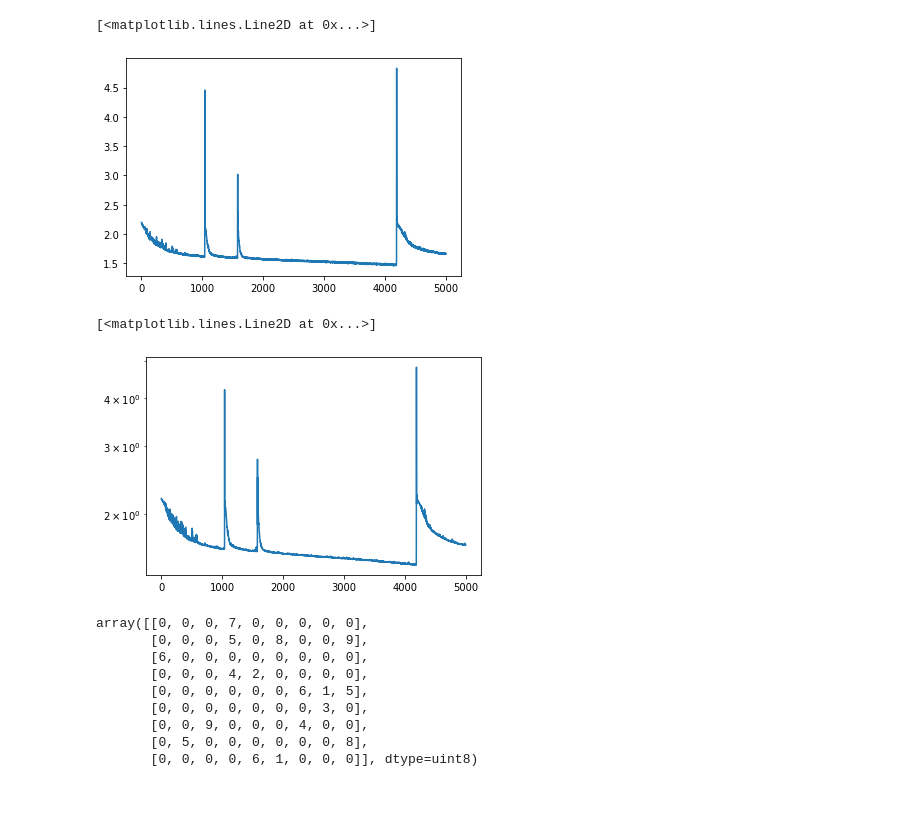
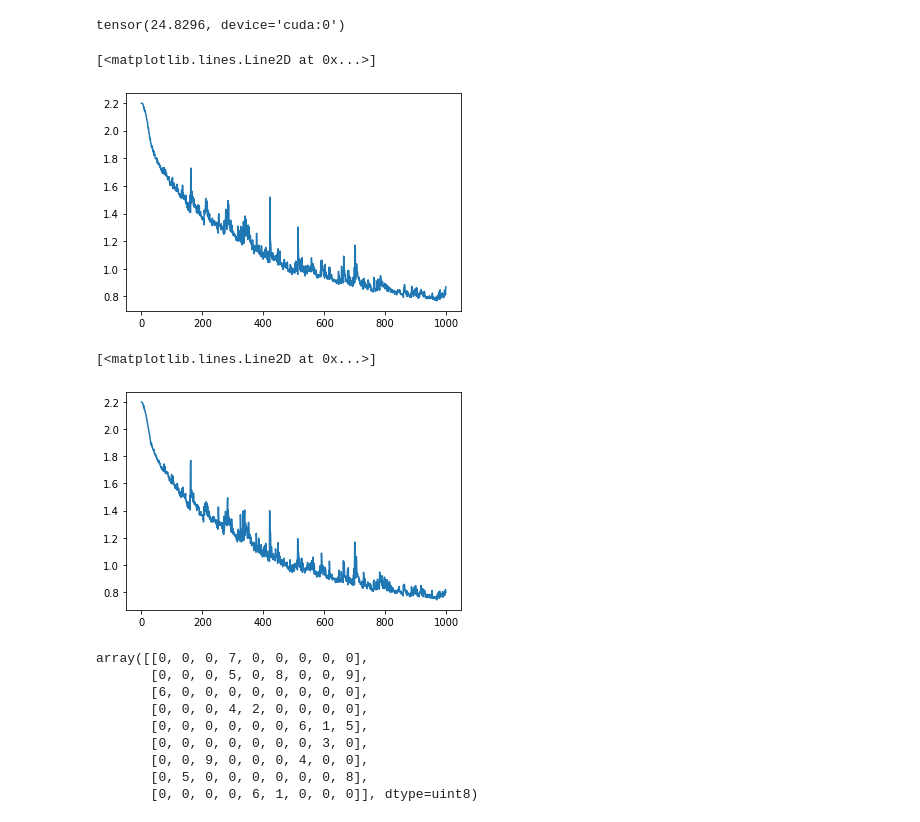
Before and after one commit to dtonderski/Deep-Sudoku, a Jupyter notebook: main.ipynb, the cells around one changed output. Saved outputs shown, nothing was run; the diff lists cells and outputs as text; code cells hidden in the pictures.

Commit message:
Before Poland update - have a semi-working model

```diff
--- a/main.ipynb
+++ b/main.ipynb
@@ -6,6 +7,22 @@ from deep_sudoku.utils import sudoku_utils, data_utils
 # %%
 data_utils.split_data()
 train_sudokus, val_sudokus, test_sudokus = data_utils.load_data()
+# %%
+def all_but_one_distribution():
+    possible_numbers_of_moves_to_make = list(range(0,64))
+    probabilities = [0]*64
+    probabilities[63] = 1
+    return possible_numbers_of_moves_to_make, probabilities
+
+def n_moves_distribution(n):
+    possible_numbers_of_moves_to_make = list(range(0,64))
+    probabilities = [0]*64
+    probabilities[n-1] = 1
+    return possible_numbers_of_moves_to_make, probabilities
+
+train_sudokus = data_utils.make_moves(train_sudokus, data_utils.uniform_possible_moves_distribution)
+val_sudokus = data_utils.make_moves(val_sudokus, data_utils.uniform_possible_moves_distribution)
+test_sudokus = data_utils.make_moves(test_sudokus, data_utils.uniform_possible_moves_distribution)
 # %%
 board = train_sudokus[0][0]
 solved = train_sudokus[0][1]
@@ -22,14 +44,14 @@ import torch.nn.functional as F
 class simpleNet(nn.Module):
     def __init__(self):
         super(simpleNet, self).__init__()
-        self.conv0 = nn.Conv2d(in_channels = 1, out_channels = 128, kernel_size = 3, stride = 1, padding = 1)
+        self.conv0 = nn.Conv2d(in_channels = 1, out_channels = 64, kernel_size = 3, stride = 1, padding = 1)
 
         self.convs = []
         for i in range(8):
-            self.convs.append(nn.Conv2d(in_channels = 128, out_channels = 128, kernel_size = 3, stride = 1, padding = 1))
+            self.convs.append(nn.Conv2d(in_channels = 64, out_channels = 64, kernel_size = 3, stride = 1, padding = 1))
         self.convs = nn.ModuleList(self.convs)
 
-        self.convlast = nn.Conv2d(in_channels =128, out_channels = 9, kernel_size = 3, stride = 1, padding = 1)
+        self.convlast = nn.Conv2d(in_channels = 64, out_channels = 9, kernel_size = 3, stride = 1, padding = 1)
 
     def forward(self, x):
         x = self.conv0(x)
@@ -55,14 +77,14 @@ y_val = torch.tensor(y_val - 1).type(torch.LongTensor).cuda()
 from time import time
 model = simpleNet()
 model.to('cuda')
-optimizer = torch.optim.Adam(model.parameters())
+optimizer = torch.optim.Adam(model.parameters(), amsgrad = True)
 loss_fn = torch.nn.CrossEntropyLoss()
 
 val_losses = []
 losses = []
 
 min_val_loss = 100
-
+n_epochs = 100000
 # # load the model checkpoint
 # checkpoint = torch.load('./documentation/models/2/model.pth')
 # # load model weights state_dict
@@ -77,7 +99,7 @@ min_val_loss = 100
 # print('Trained model loss function loaded...')
 # min_val_loss = loss
 
-for epoch in range(0, 5000):
+for epoch in range(0, n_epochs):
     model.train()
     x_train, y_train = data_utils.fast_generate_batch(train_sudokus)
     x_train = torch.tensor(x_train.reshape(-1,1,9,9).astype('float32'))
@@ -90,7 +112,10 @@ for epoch in range(0, 5000):
 
     loss = loss_fn(y_pred, y_train)
     optimizer.zero_grad()
+
     loss.backward()
+
+    torch.nn.utils.clip_grad_norm_(model.parameters(), 1)
     optimizer.step()
 
     model.eval()
@@ -101,20 +126,20 @@ for epoch in range(0, 5000):
     val_losses.append(val_loss.item())
     losses.append(loss.item())
 
-    if (epoch % 100) == 0:
+    if (epoch % 1000) == 0:
         torch.save({
                     'epoch': epoch,
                     'model_state_dict': model.state_dict(),
                     'optimizer_state_dict': optimizer.state_dict(),
                     'loss': loss,
-                    }, './documentation/models/2/epoch%d_loss%.3f.pth' % (epoch,val_loss))
+                    }, './documentation/models/1/epoch%d_loss%.3f.pth' % (epoch,val_loss))
     if val_loss < min_val_loss:
         torch.save({
                     'epoch': epoch,
                     'model_state_dict': model.state_dict(),
                     'optimizer_state_dict': optimizer.state_dict(),
                     'loss': loss,
-                    }, './documentation/models/2/best.pth')
+                    }, './documentation/models/1/best.pth')
         min_val_loss = val_loss
 
     print(f'Epoch {epoch}, loss = {loss.item():.4f}, validation loss = {val_loss.item():.4f}.', end = "\r")
@@ -123,3 +188,12 @@ Epoch 1403, loss = 2.0794, validation loss = 2.1462.
+# %%
+max_norm = 0
+for p in model.parameters():
+    param_norm = p.grad.data.norm(2)
+    if param_norm > max_norm:
+        max_norm = param_norm
+max_norm
+# %% [output]
+tensor(24.8296, device='cuda:0')
 # %%
     torch.save({
                 'epoch': epoch,
@@ -131,9 +205,9 @@ Epoch 1403, loss = 2.0794, validation loss = 2.1462.
 plt.plot(losses)
 # %% [output]
 [<matplotlib.lines.Line2D at 0x...>]
-[figure, old version]
+[figure, new version]
 # %%
-plt.semilogy(val_losses)
+plt.plot(val_losses)
 # %% [output]
 [<matplotlib.lines.Line2D at 0x...>]
-[figure, old version]
+[figure, new version]
```
Also changed, not shown: parts of 26 cells of this notebook, 4 other files.
